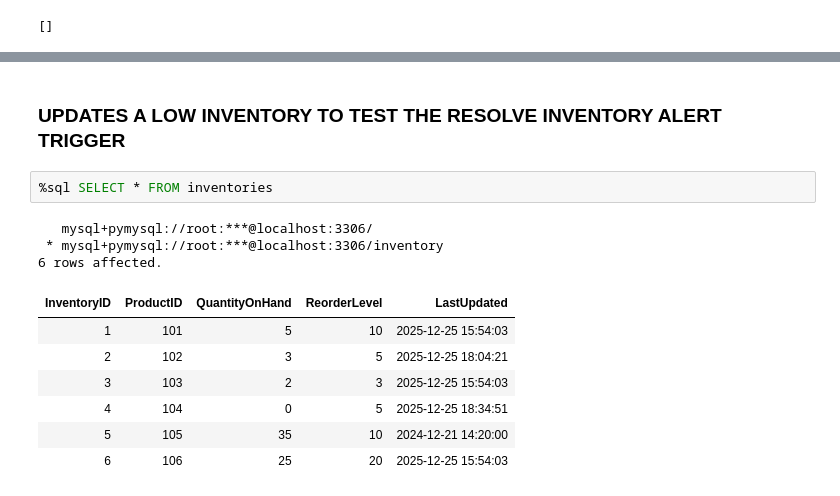
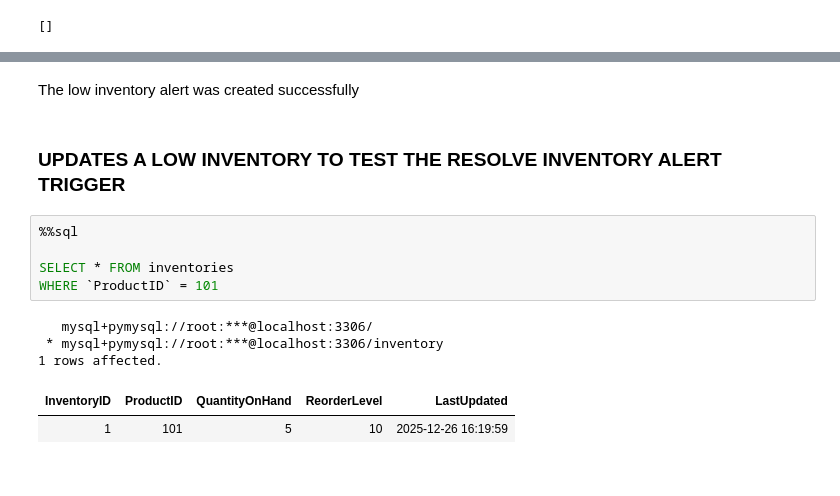
Before and after one commit to PercyAyimbilaNsolemna/Inventory_And_Order_Management_System, a Jupyter notebook: Notebooks/inventoryManagementSystem.ipynb, the cells around one changed output, grey strips where cells are left out. Drawn from its saved outputs; the diff is of its cells as text.

```diff
--- a/Notebooks/inventoryManagementSystem.ipynb
+++ b/Notebooks/inventoryManagementSystem.ipynb
@@ -678,18 +874,18 @@ SELECT * FROM Inventory_Alerts;
+# %% [markdown]
+The low inventory alert was created successfully
 # %% [markdown]
 ### **UPDATES A LOW INVENTORY TO TEST THE RESOLVE INVENTORY ALERT TRIGGER**
 # %%
-%sql SELECT * FROM inventories
+%%sql
+
+SELECT * FROM inventories
+WHERE `ProductID` = 101
 # %% [output]
    mysql+pymysql://root:***@localhost:3306/
  * mysql+pymysql://root:***@localhost:3306/inventory
-6 rows affected.
+1 rows affected.
 | InventoryID | ProductID | QuantityOnHand | ReorderLevel | LastUpdated |
-| 1 | 101 | 5 | 10 | 2025-12-25 15:54:03 |
-| 2 | 102 | 3 | 5 | 2025-12-25 18:04:21 |
-| 3 | 103 | 2 | 3 | 2025-12-25 15:54:03 |
-| 4 | 104 | 0 | 5 | 2025-12-25 18:34:51 |
-| 5 | 105 | 35 | 10 | 2024-12-21 14:20:00 |
-| 6 | 106 | 25 | 20 | 2025-12-25 15:54:03 |
+| 1 | 101 | 5 | 10 | 2025-12-26 16:19:59 |
 # %%
 %%sql
 
```
Also changed, not shown: parts of 33 cells of this notebook.
